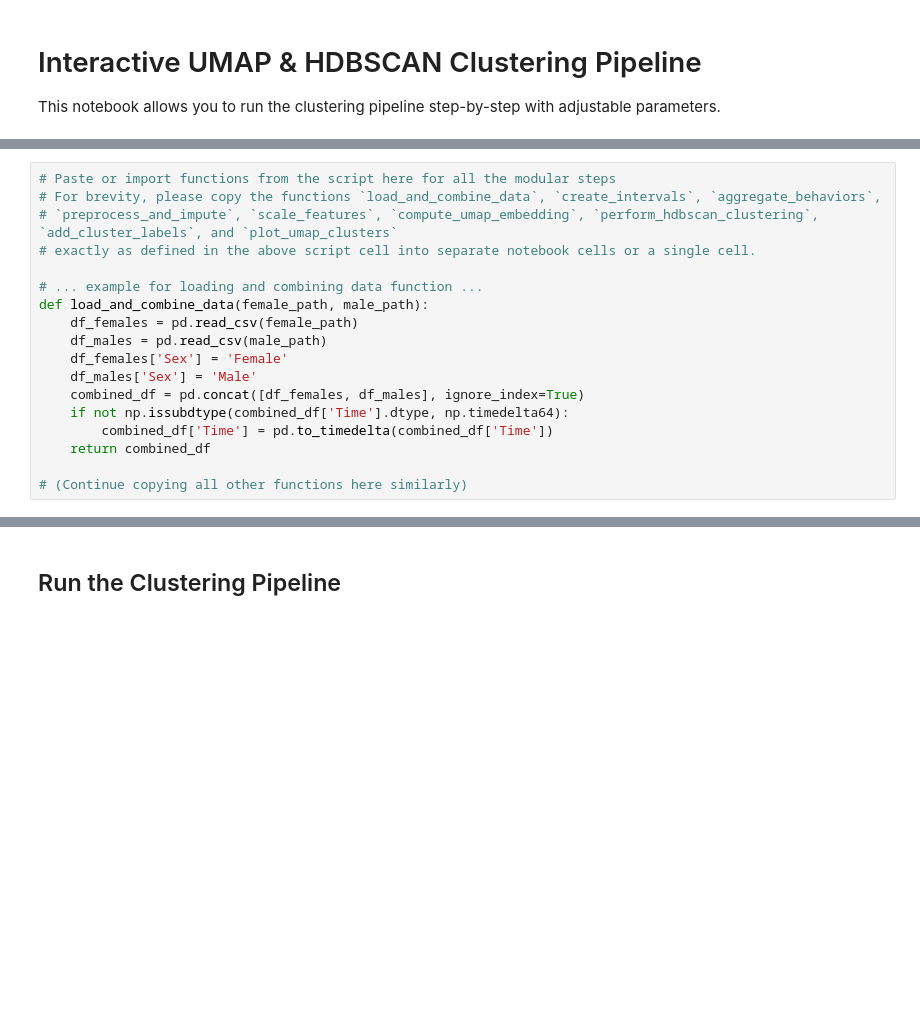
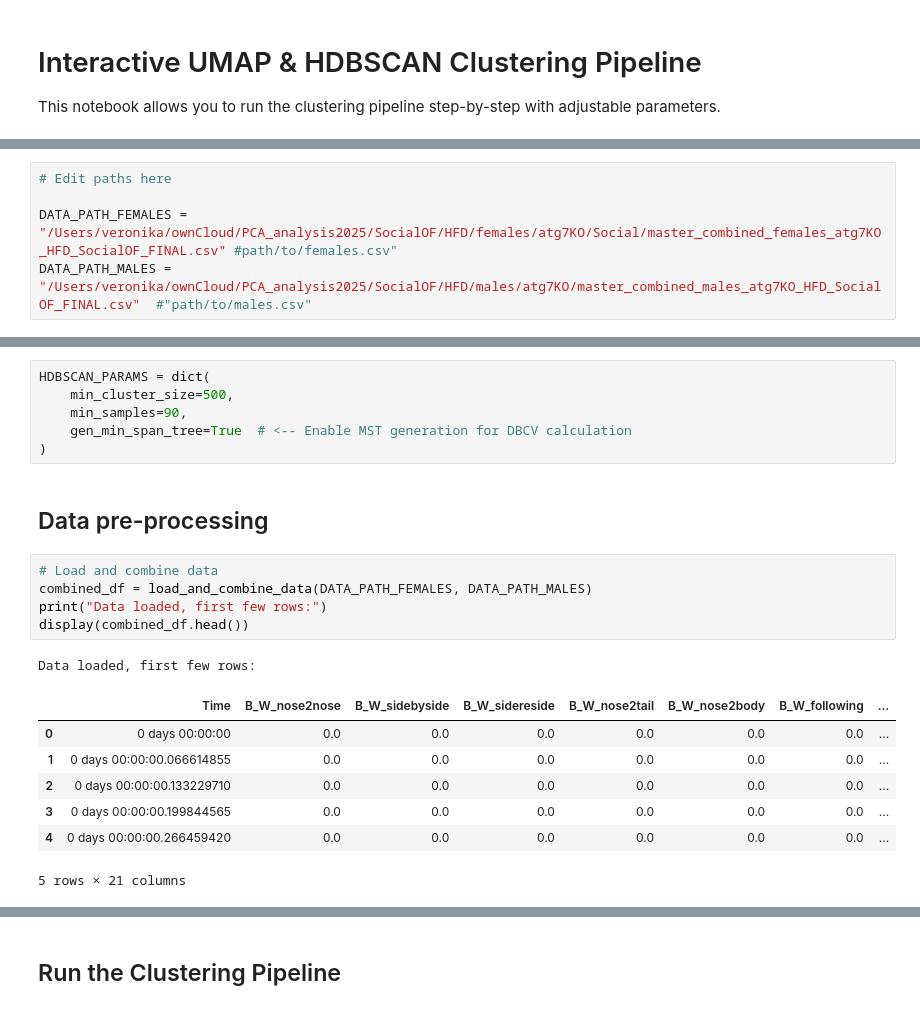
Before and after one commit to veronikakvr/deepof-umap-hdbscan, a Jupyter notebook: UMAP_HDBSCAN_Interactive.ipynb, the cells around one changed output, grey strips where cells are left out. Cells and saved outputs as stored; diff of their text form; blank space fills up the shorter version.

```diff
--- a/UMAP_HDBSCAN_Interactive.ipynb
+++ b/UMAP_HDBSCAN_Interactive.ipynb
@@ -25,18 +21,0 @@ male_csv_path = 'path/to/males.csv'
-# %%
-# Paste or import functions from the script here for all the modular steps
-# For brevity, please copy the functions `load_and_combine_data`, `create_intervals`, `aggregate_behaviors`,
-# `preprocess_and_impute`, `scale_features`, `compute_umap_embedding`, `perform_hdbscan_clustering`, `add_cluster_labels`, and `plot_umap_clusters`
-# exactly as defined in the above script cell into separate notebook cells or a single cell.
-
-# ... example for loading and combining data function ...
-def load_and_combine_data(female_path, male_path):
-    df_females = pd.read_csv(female_path)
-    df_males = pd.read_csv(male_path)
-    df_females['Sex'] = 'Female'
-    df_males['Sex'] = 'Male'
-    combined_df = pd.concat([df_females, df_males], ignore_index=True)
-    if not np.issubdtype(combined_df['Time'].dtype, np.timedelta64):
-        combined_df['Time'] = pd.to_timedelta(combined_df['Time'])
-    return combined_df
-
-# (Continue copying all other functions here similarly)
@@ -42,0 +25,5 @@ def load_and_combine_data(female_path, male_path):
+# %%
+# Edit paths here
+
+DATA_PATH_FEMALES = "/Users/veronika/ownCloud/PCA_analysis2025/SocialOF/HFD/females/atg7KO/Social/master_combined_females_atg7KO_HFD_SocialOF_FINAL.csv" #path/to/females.csv"
+DATA_PATH_MALES = "/Users/veronika/ownCloud/PCA_analysis2025/SocialOF/HFD/males/atg7KO/master_combined_males_atg7KO_HFD_SocialOF_FINAL.csv"  #"path/to/males.csv"
@@ -42,0 +50,22 @@ def load_and_combine_data(female_path, male_path):
+# %%
+HDBSCAN_PARAMS = dict(
+    min_cluster_size=500,
+    min_samples=90,
+    gen_min_span_tree=True  # <-- Enable MST generation for DBCV calculation
+)
+# %% [markdown]
+## Data pre-processing
+# %%
+# Load and combine data
+combined_df = load_and_combine_data(DATA_PATH_FEMALES, DATA_PATH_MALES)
+print("Data loaded, first few rows:")
+display(combined_df.head())
+# %% [output]
+Data loaded, first few rows:
+|  | Time | B_W_nose2nose | B_W_sidebyside | B_W_sidereside | B_W_nose2tail | B_W_nose2body | B_W_following | ... |
+| 0 | 0 days 00:00:00 | 0.0 | 0.0 | 0.0 | 0.0 | 0.0 | 0.0 | ... |
+| 1 | 0 days 00:00:00.066614855 | 0.0 | 0.0 | 0.0 | 0.0 | 0.0 | 0.0 | ... |
+| 2 | 0 days 00:00:00.133229710 | 0.0 | 0.0 | 0.0 | 0.0 | 0.0 | 0.0 | ... |
+| 3 | 0 days 00:00:00.199844565 | 0.0 | 0.0 | 0.0 | 0.0 | 0.0 | 0.0 | ... |
+| 4 | 0 days 00:00:00.266459420 | 0.0 | 0.0 | 0.0 | 0.0 | 0.0 | 0.0 | ... |
+5 rows × 21 columns
```
Also changed, not shown: parts of 23 cells of this notebook, 6 other files.
